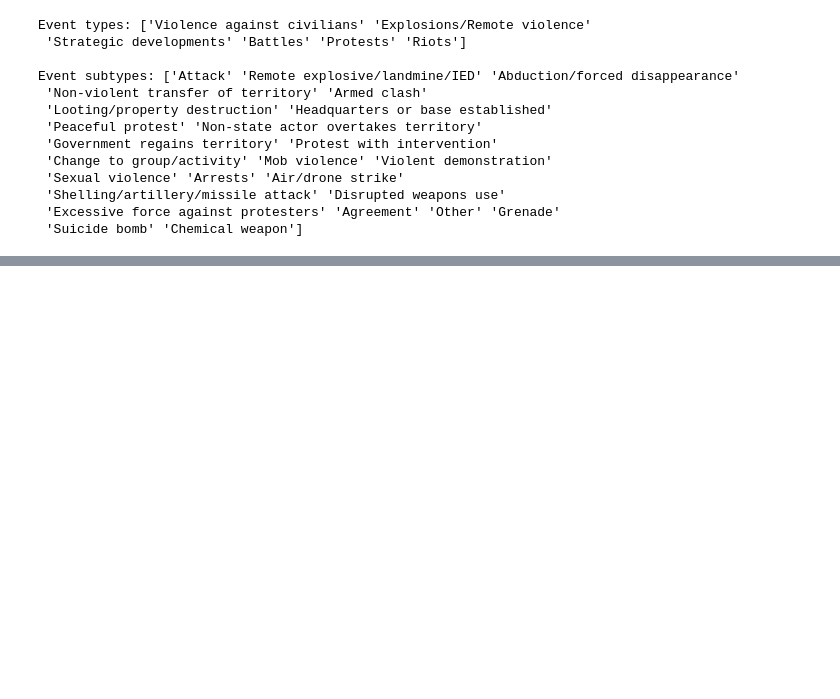
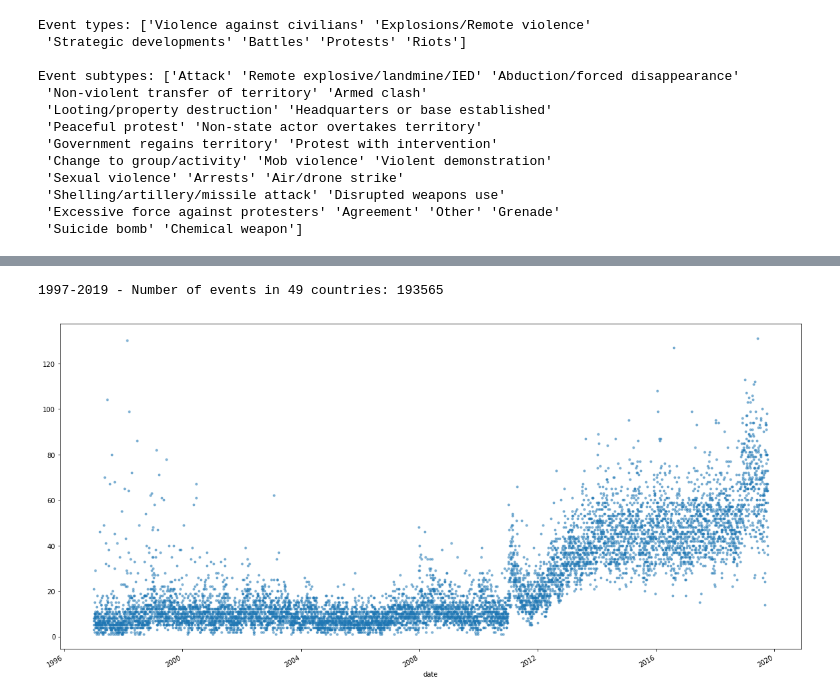
Before and after one commit to cmdelaserna/press-freedom, a Jupyter notebook: notebooks/ACLED data - Africa dataset.ipynb, the cells around one changed output, grey strips where cells are left out. Saved outputs shown, nothing was run; the diff lists cells and outputs as text; code cells hidden in the pictures; blank space fills up the shorter version.

```diff
--- a/notebooks/ACLED data - Africa dataset.ipynb
+++ b/notebooks/ACLED data - Africa dataset.ipynb
@@ -89,6 +81,12 @@ plt.bar(x, y)
 # %%
 # Plotting time series
 # https://www.kaggle.com/lordkada/acled-simple-analysis
 
-event_type = df.groupby(['EVENT_DATE'])['EVENT_TYPE'].count()
+# All event 1997 - 2019
+event_type = df.groupby(['date'])['event_type'].count()
 event_type.plot(subplots=True, figsize=(20, 10), style='.', alpha=0.5)
+print("1997-2019 - Number of events in {} countries: {}".
+      format(df['country'].nunique(), df['event_type'].count()))
+# %% [output]
+1997-2019 - Number of events in 49 countries: 193565
+[figure, added]
```
Also changed, not shown: parts of 20 cells of this notebook.
